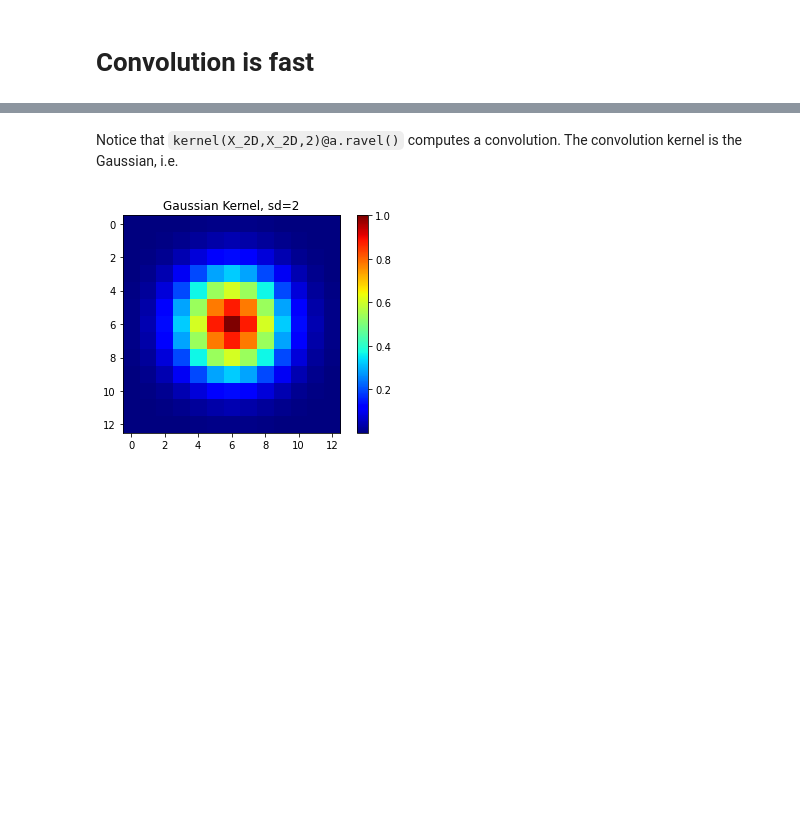
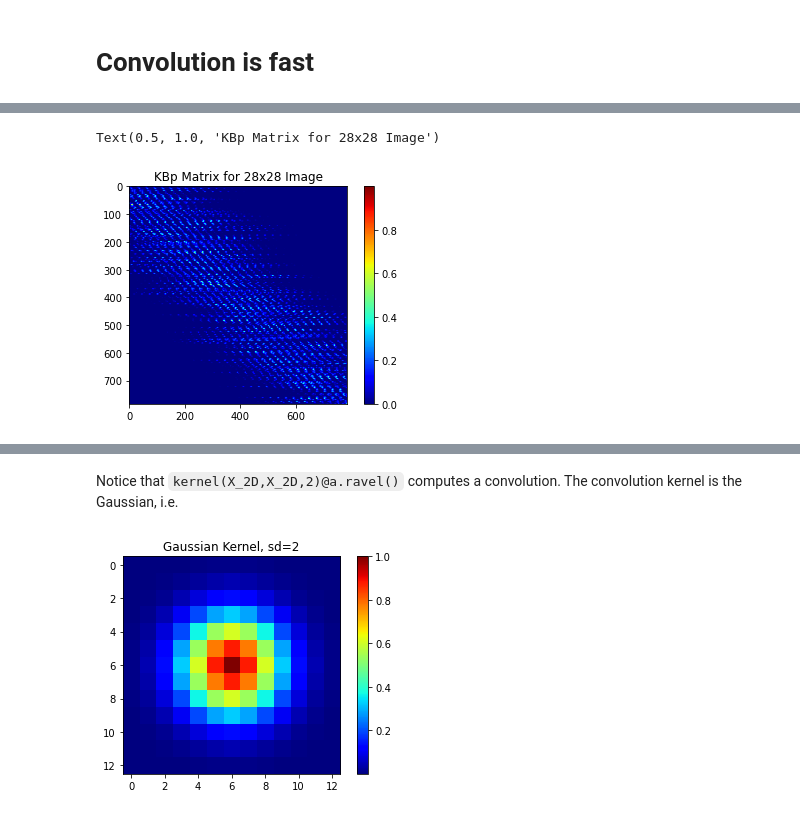
Before and after one commit to totoyoyo/deformable-template-capstone, a Jupyter notebook: Toto convolution.ipynb, the cells around one changed output, grey strips where cells are left out. Cells and saved outputs as stored; diff of their text form; code cells hidden in the pictures; blank space fills up the shorter version.

```diff
--- a/Toto convolution.ipynb
+++ b/Toto convolution.ipynb
@@ -34,3 +35,8 @@ def kernel(X1, X2, l=1, sigma_f=1.0):
     """
     sqdist = np.sum(X1**2, 1).reshape(-1, 1) + np.sum(X2**2, 1) - 2 * np.dot(X1, X2.T)
     return sigma_f**2 * np.exp(-(1/(2*l**2)) * sqdist)
+# %%
+dist = stat.multivariate_normal(np.zeros(784),cov=20)
+betas = dist.rvs(size=2).T
+DX_2D = X_2D-betas
+print(DX_2D)
@@ -36,0 +51,10 @@ def kernel(X1, X2, l=1, sigma_f=1.0):
+# %%
+Kz = kernel(DX_2D,X_2D,2)
+
+I = Kz.T @ Kz
+plt.imshow(Kz, cmap = 'jet')
+plt.colorbar();
+plt.title("KBp Matrix for 28x28 Image")
+# %% [output]
+Text(0.5, 1.0, 'KBp Matrix for 28x28 Image')
+[figure, added]
```
Also changed, not shown: parts of 6 cells of this notebook, 5 other files.
